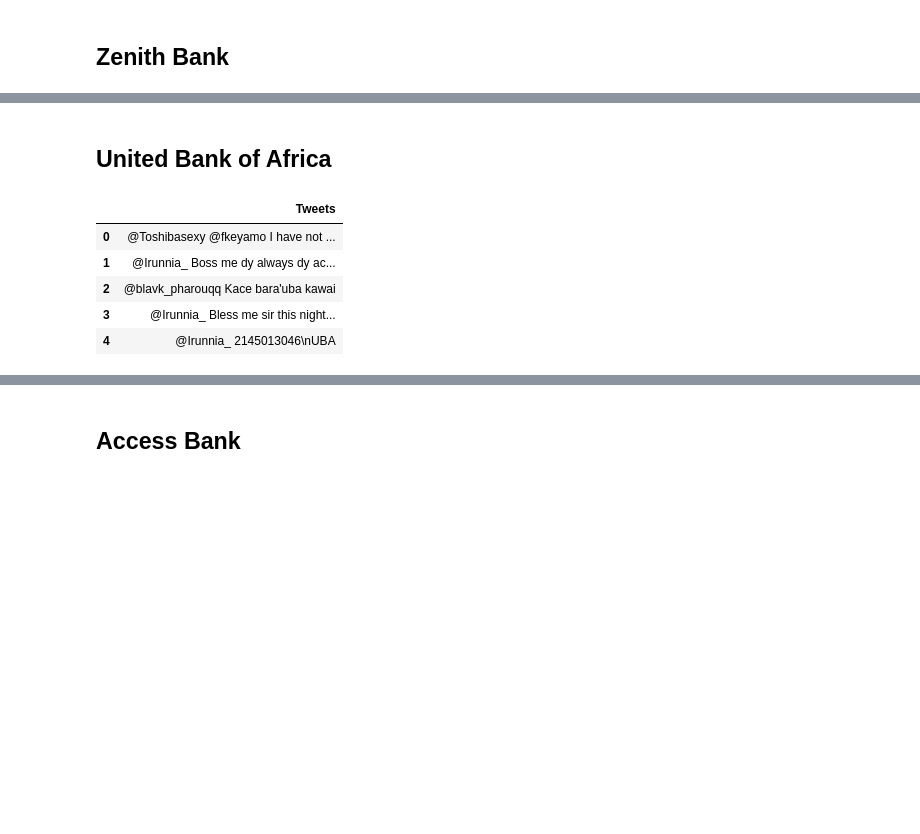
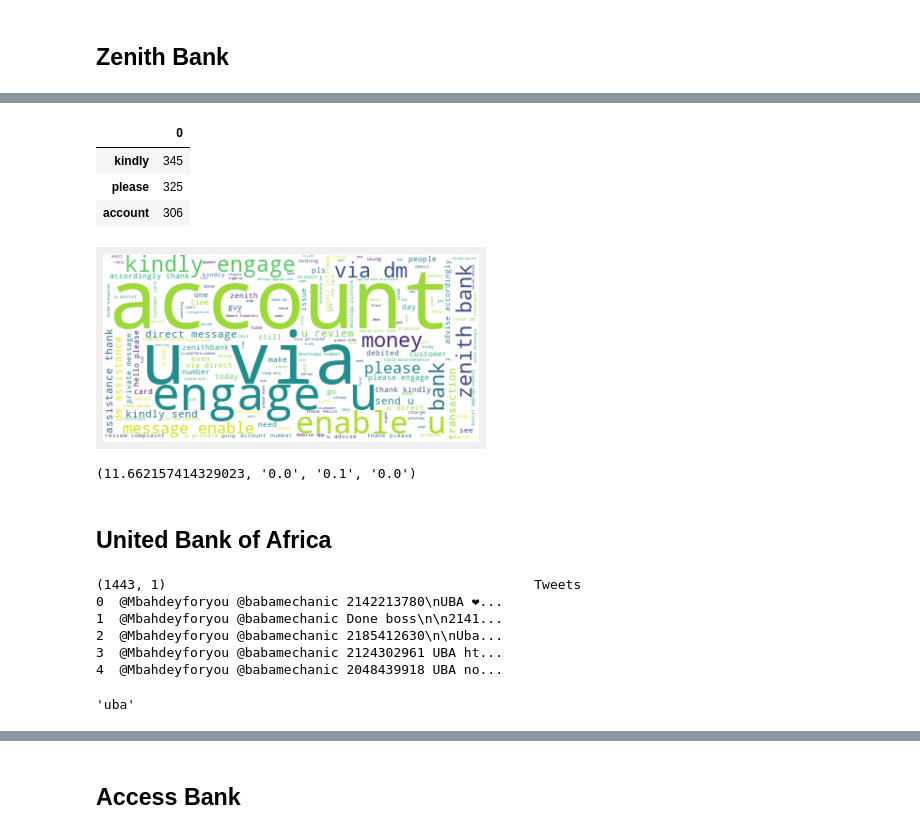
Before and after one commit to toyinolape/Sentiment_analysis, a Jupyter notebook: Bank_Sent_Analysis.ipynb, the cells around one changed output, grey strips where cells are left out. Drawn from its saved outputs; the diff is of its cells as text; code cells hidden in the pictures; blank space fills up the shorter version.

```diff
--- a/Bank_Sent_Analysis.ipynb
+++ b/Bank_Sent_Analysis.ipynb
@@ -370,0 +374,3 @@ corpus_zb[300]
+# %%
+zb_corpus = clean_tweets(zb_list)
+zb_corpus[2]
@@ -370,0 +390,17 @@ corpus_zb[300]
+# %%
+zb_trans = transform(zb_cv)
+zb_trans.head(3)
+# %% [output]
+|  | 0 |
+| kindly | 345 |
+| please | 325 |
+| account | 306 |
+# %%
+textcloud(zb_corpus)
+# %% [output]
+[figure, added]
+# %%
+zb_sent = get_sentiment(zb_corpus)
+zb_sent
+# %% [output]
+(11.662157414329023, '0.0', '0.1', '0.0')
@@ -371,15 +411,2 @@ corpus_zb[300]
 # %% [markdown]
 ## United Bank of Africa
-# %%
-uba_list1 = parse_tweet("UBA")
-
-df_uba2 = pd.DataFrame(uba_list1, columns=['Tweets'])
-df_uba2.drop_duplicates(inplace = True)
-df_uba2.head()
-# %% [output]
-|  | Tweets |
-| 0 | @Toshibasexy @fkeyamo I have not ... |
-| 1 | @Irunnia_ Boss me dy always dy ac... |
-| 2 | @blavk_pharouqq Kace bara'uba kawai |
-| 3 | @Irunnia_ Bless me sir this night... |
-| 4 | @Irunnia_ 2145013046\nUBA |
@@ -388,0 +413,15 @@ corpus_uba[300]
+# %%
+#Parse twitter for Kuda bank tweets
+uba_list = parse_tweet("UBA")
+# %% [output]
+(1443, 1)                                               Tweets
+0  @Mbahdeyforyou @babamechanic 2142213780\nUBA ❤...
+1  @Mbahdeyforyou @babamechanic Done boss\n\n2141...
+2  @Mbahdeyforyou @babamechanic 2185412630\n\nUba...
+3  @Mbahdeyforyou @babamechanic 2124302961 UBA ht...
+4  @Mbahdeyforyou @babamechanic 2048439918 UBA no...
+# %%
+uba_corpus = clean_tweets(uba_list)
+uba_corpus[2]
+# %% [output]
+'uba'
```
Also changed, not shown: parts of 74 cells of this notebook, 12 other files.
